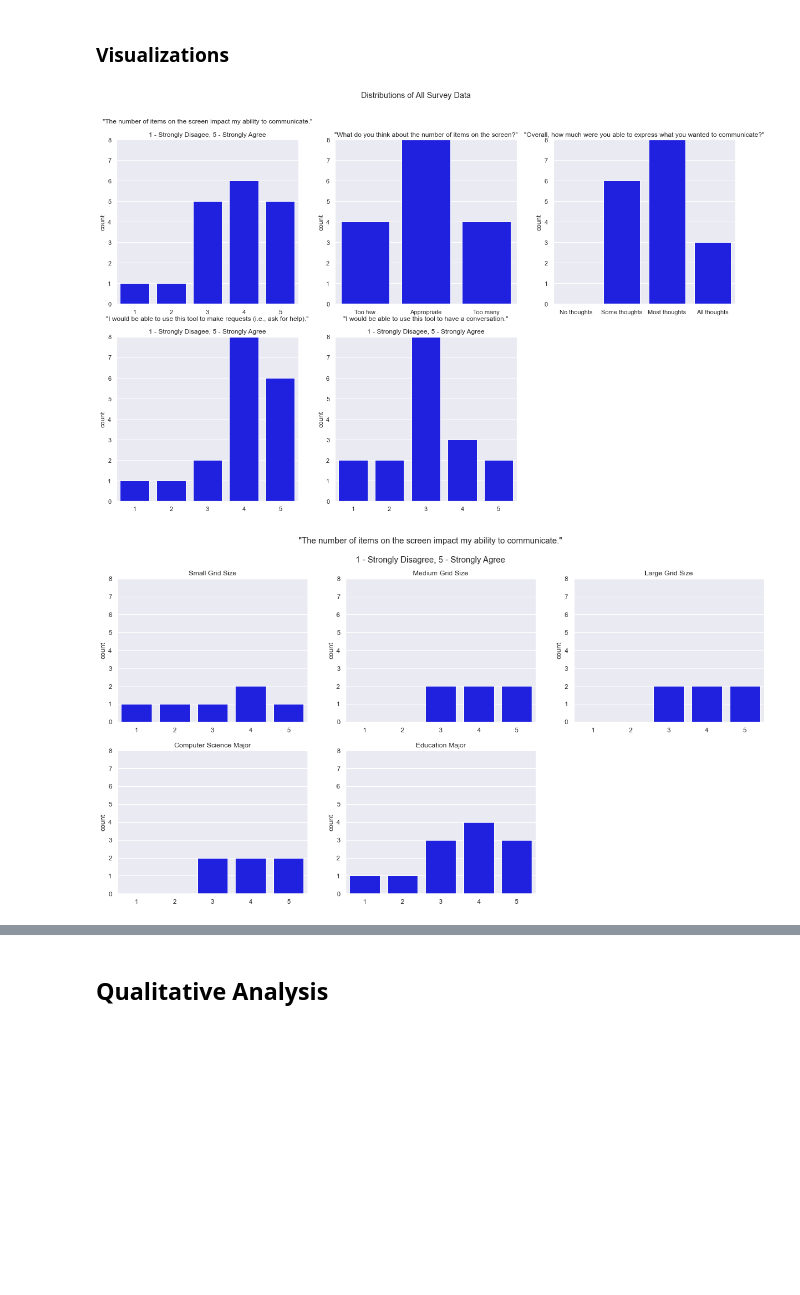
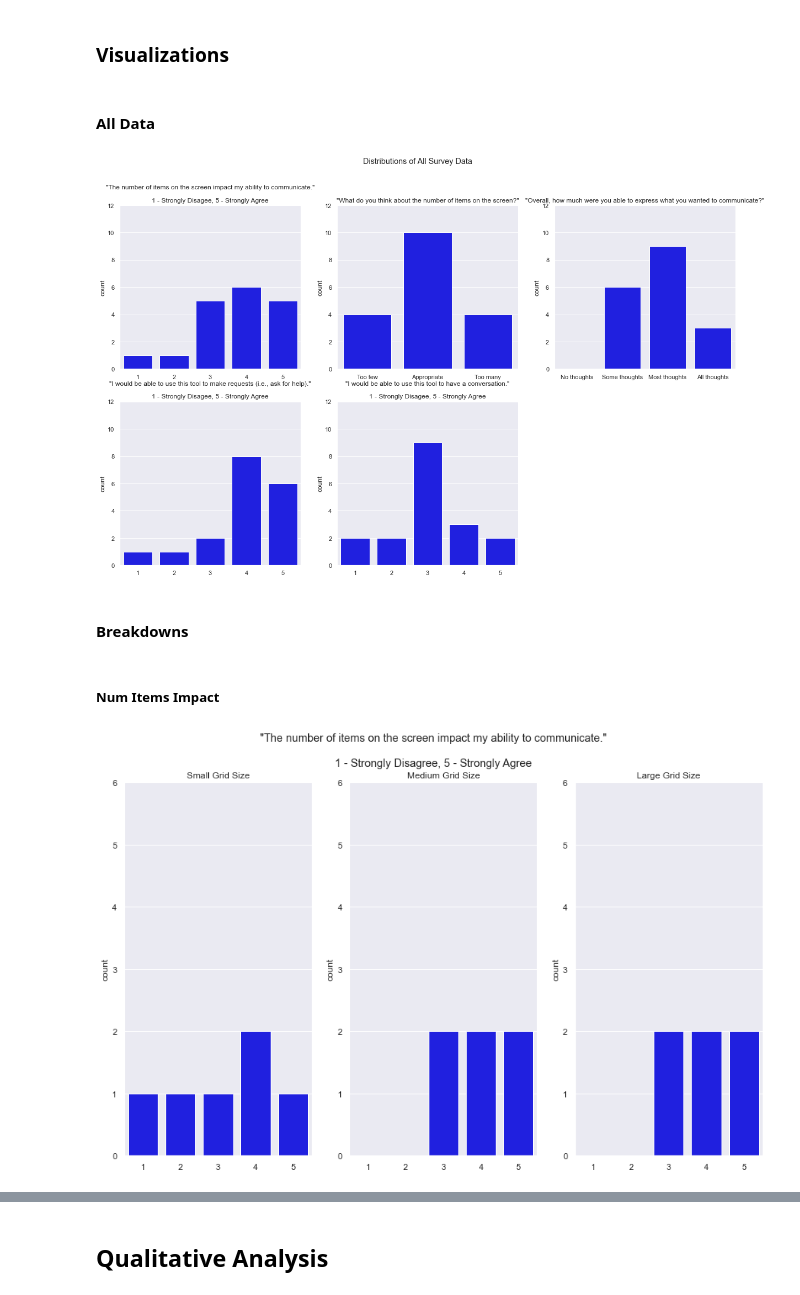
Before and after one commit to BladeF/Thesis-Data-Analysis, a Jupyter notebook: notebooks/survey_analysis.ipynb, the cells around one changed output, grey strips where cells are left out. Drawn from its saved outputs; the diff is of its cells as text; code cells hidden in the pictures; blank space fills up the shorter version.

Commit message:
Adjusted figures

```diff
--- a/notebooks/survey_analysis.ipynb
+++ b/notebooks/survey_analysis.ipynb
@@ -169,12 +169,14 @@ Column: converse_scale
          MannwhitneyuResult(statistic=25.5, pvalue=0.15751118433219313)
 # %% [markdown]
 ### Visualizations ###
+# %% [markdown]
+#### All Data ####
 # %%
 def gen_vis(df, col, index, bins, name, color):
     plt.subplot(2, 3, index)
     plt.title(name)
     ax = sns.countplot(x=col, data=df, order=bins, palette=color)
-    ax.set_ylim(0, 8)
+    ax.set_ylim(0, 12)
     ax.set_xlabel("")
 
     if len(bins) == 3:
@@ -193,20 +195,33 @@ gen_vis(df = survey_likert, col="converse_scale", index=5, bins=[1, 2, 3, 4, 5],
 
 plt.savefig("../figures/survey_distributions_all.png", bbox_inches="tight")
 # %% [output]
-[figure, old version]
+[figure, new version]
+# %% [markdown]
+#### Breakdowns ####
+# %%
+def gen_vis(df, col, num_figs, index, bins, name, color):
+    plt.subplot(1, num_figs, index)
+    plt.title(name)
+    ax = sns.countplot(x=col, data=df, order=bins, palette=color)
+    ax.set_ylim(0, 6)
+    ax.set_xlabel("")
+
+    if len(bins) == 3:
+        plt.xticks(ticks=[0, 1, 2], labels=["Too few", "Appropriate", "Too many"])
+    elif len(bins) == 4:
+        plt.xticks(ticks=[0, 1, 2, 3], labels=["No thoughts", "Some thoughts", "Most thoughts", "All thoughts"])
+# %% [markdown]
+##### Num Items Impact #####
 # %%
-fig = plt.figure(figsize=(20.0, 10.0))
+fig = plt.figure(figsize=(15.0, 9.0))
 fig.suptitle("\"The number of items on the screen impact my ability to communicate.\"\n\n1 - Strongly Disagree, 5 - Strongly Agree")
 
 bins = [1, 2, 3, 4, 5]
 
-gen_vis(df=small_likert, col="num_items_impact_scale", index=1, bins=bins, name="Small Grid Size", color=five_color)
-gen_vis(df=med_likert, col="num_items_impact_scale", index=2, bins=bins, name="Medium Grid Size", color=five_color)
-gen_vis(df=large_likert, col="num_items_impact_scale", index=3, bins=bins, name="Large Grid Size", color=five_color)
+gen_vis(df=small_likert, col="num_items_impact_scale", num_figs=3, index=1, bins=bins, name="Small Grid Size", color=five_color)
+gen_vis(df=med_likert, col="num_items_impact_scale", num_figs=3, index=2, bins=bins, name="Medium Grid Size", color=five_color)
+gen_vis(df=large_likert, col="num_items_impact_scale", num_figs=3, index=3, bins=bins, name="Large Grid Size", color=five_color)
 
-gen_vis(df=cs_likert, col="num_items_impact_scale", index=4, bins=bins, name="Computer Science Major", color=five_color)
-gen_vis(df=ed_likert, col="num_items_impact_scale", index=5, bins=bins, name="Education Major", color=five_color)
-
-plt.savefig("../figures/num_items_impact_scale.png", bbox_inches="tight")
+plt.savefig("../figures/num_items_impact_scale_size.png", bbox_inches="tight")
 # %% [output]
-[figure, old version]
+[figure, new version]
```
Also changed, not shown: parts of 13 cells of this notebook, 11 other files.
